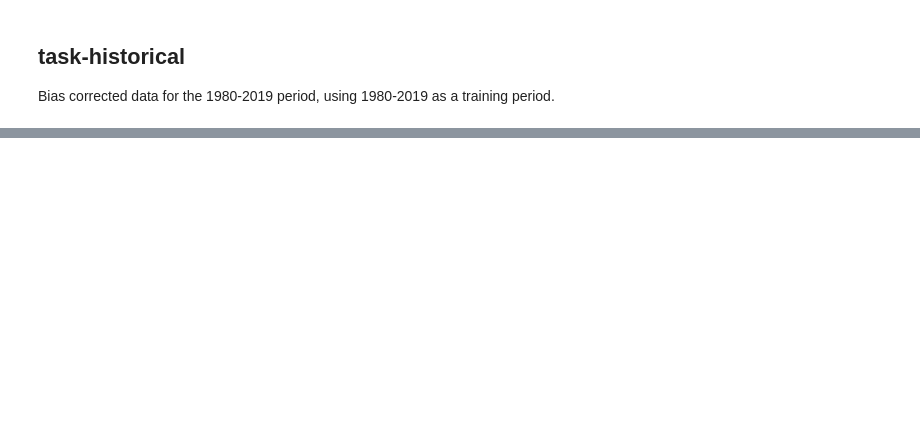
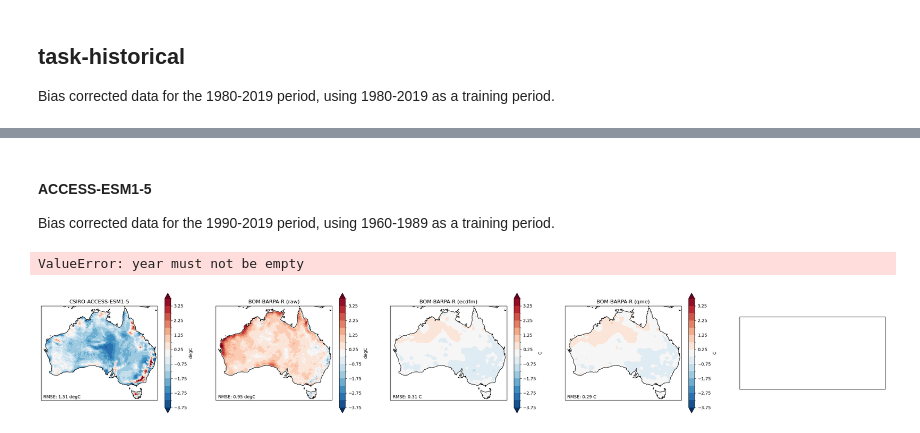
Before and after one commit to AusClimateService/npcp, a Jupyter notebook: results/mean_bias.ipynb, the cells around one changed output, grey strips where cells are left out. Saved outputs shown, nothing was run; the diff lists cells and outputs as text; code cells hidden in the pictures; blank space fills up the shorter version.

```diff
--- a/results/mean_bias.ipynb
+++ b/results/mean_bias.ipynb
@@ -266,0 +215,9 @@ plot_comparison('pr', 'UQ-DES-CCAM-2105', 'xvalidation', 'BrBG', pr_levels)
+# %% [markdown]
+#### ACCESS-ESM1-5
+
+Bias corrected data for the 1990-2019 period, using 1960-1989 as a training period.
+# %%
+plot_comparison('tasmax', 'CSIRO-ACCESS-ESM1-5', 'BOM-BARPA-R', 'xvalidation', 'RdBu_r', tasmax_levels)
+# %% [output]
+ValueError: year must not be empty
+[figure, added]
```
Also changed, not shown: parts of 46 cells of this notebook.
